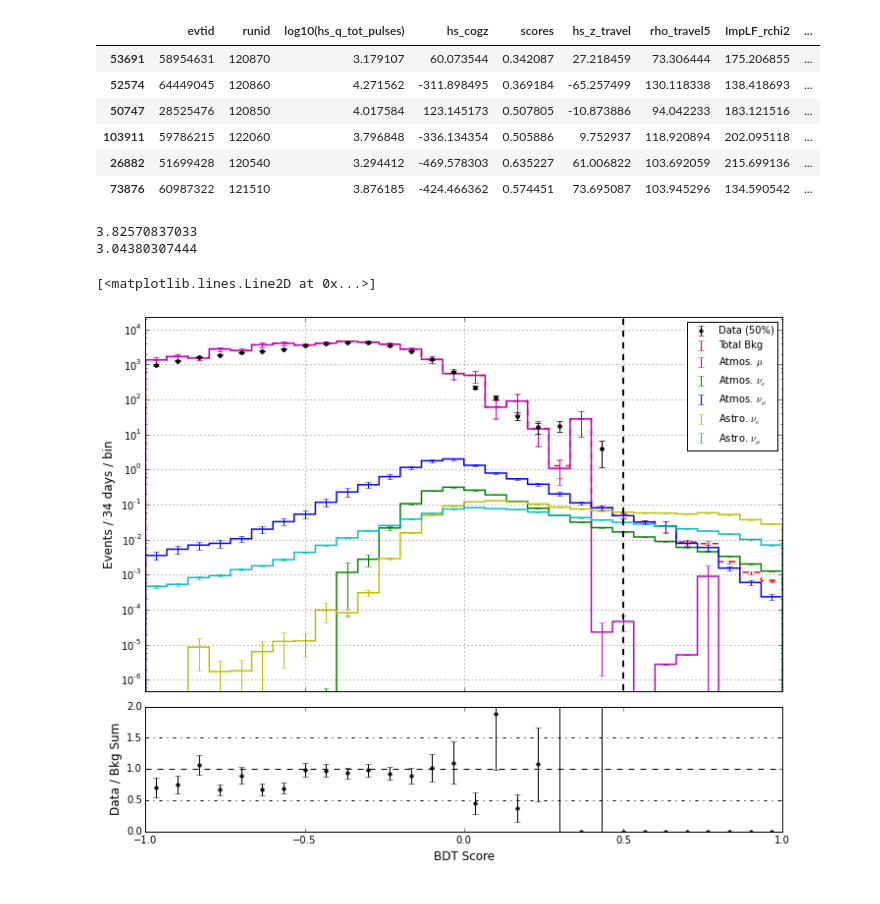
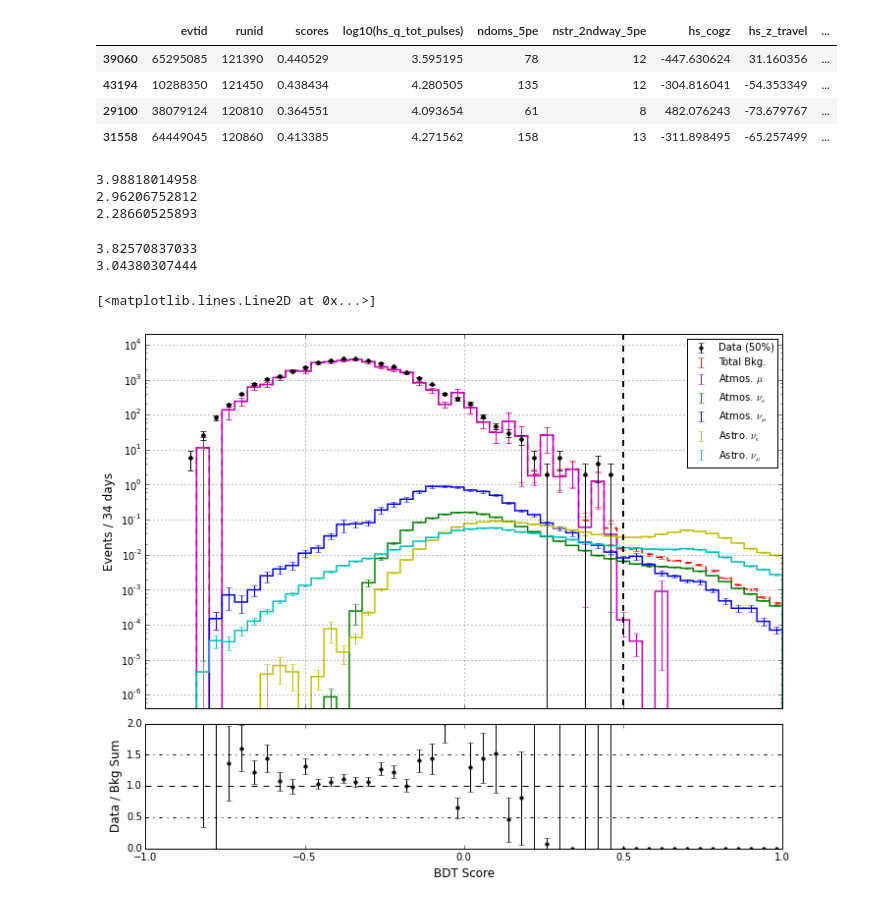
Before and after one commit to mrelich/MultiPeVNotebooks, a Jupyter notebook: mva_outerevents_datatrain.ipynb, the cells around one changed output. Saved outputs shown, nothing was run; the diff lists cells and outputs as text; code cells hidden in the pictures.

```diff
--- a/mva_outerevents_datatrain.ipynb
+++ b/mva_outerevents_datatrain.ipynb
@@ -259,5 +247,0 @@ Cut: 0.75
-# %%
-# Second Best
-clf = classifier(300,4,1000,0.1,200,'sqrt','SAMME.R')
-clf = train(clf, X_train, y_train)
-plotbdt(clf, X_test, y_test)
@@ -306,24 +273,31 @@ from sklearn.externals import joblib
 # %%
 # Those weird guys sticking out are from what??
 dt_bkg = X_test[ y_test < 0.5 ]
-peal = dt_bkg[ dt_bkg['scores'] > 0.3]
+peal = dt_bkg[ dt_bkg['scores'] > 0.35]
 
 #runs = peal.runid.as_matrix()
 #evts = peal.evtid.as_matrix()
-#outfile = open('bs_srtupdate_cut05.txt','w')
+#outfile = open('bs_hyperopt_cut05.txt','w')
 #for i in range(len(runs)):
 #    outfile.write(str(runs[i])+" "+str(evts[i])+"\n")
 #outfile.close()
 
-peal[['evtid','runid','log10(hs_q_tot_pulses)','hs_cogz','scores','hs_z_travel','rho_travel5','ImpLF_rchi2','cumuAt600ns']]
+peal[['evtid','runid','scores','log10(hs_q_tot_pulses)','ndoms_5pe','nstr_2ndway_5pe','hs_cogz','hs_z_travel','rho_travel5','ImpLF_rchi2','cumuAt600ns']]
 # %% [output]
-|  | evtid | runid | log10(hs_q_tot_pulses) | hs_cogz | scores | hs_z_travel | rho_travel5 | ImpLF_rchi2 | ... |
-| 53691 | 58954631 | 120870 | 3.179107 | 60.073544 | 0.342087 | 27.218459 | 73.306444 | 175.206855 | ... |
-| 52574 | 64449045 | 120860 | 4.271562 | -311.898495 | 0.369184 | -65.257499 | 130.118338 | 138.418693 | ... |
-| 50747 | 28525476 | 120850 | 4.017584 | 123.145173 | 0.507805 | -10.873886 | 94.042233 | 183.121516 | ... |
-| 103911 | 59786215 | 122060 | 3.796848 | -336.134354 | 0.505886 | 9.752937 | 118.920894 | 202.095118 | ... |
-| 26882 | 51699428 | 120540 | 3.294412 | -469.578303 | 0.635227 | 61.006822 | 103.692059 | 215.699136 | ... |
-| 73876 | 60987322 | 121510 | 3.876185 | -424.466362 | 0.574451 | 73.695087 | 103.945296 | 134.590542 | ... |
+|  | evtid | runid | scores | log10(hs_q_tot_pulses) | ndoms_5pe | nstr_2ndway_5pe | hs_cogz | hs_z_travel | ... |
+| 39060 | 65295085 | 121390 | 0.440529 | 3.595195 | 78 | 12 | -447.630624 | 31.160356 | ... |
+| 43194 | 10288350 | 121450 | 0.438434 | 4.280505 | 135 | 12 | -304.816041 | -54.353349 | ... |
+| 29100 | 38079124 | 120810 | 0.364551 | 4.093654 | 61 | 8 | 482.076243 | -73.679767 | ... |
+| 31558 | 64449045 | 120860 | 0.413385 | 4.271562 | 158 | 13 | -311.898495 | -65.257499 | ... |
+# %%
+dt_sig = X_test[ y_test > 0.5 ]
+print sum(dt_sig.wE2) * 365/34.7
+print sum(dt_sig[ dt_sig.scores > 0.5].wE2) * 365 / 34.7
+print sum(dt_sig[ (dt_sig.scores > 0.5) & (np.fabs(dt_sig.hs_cogz) < 450)].wE2) * 365 / 34.7
+# %% [output]
+3.98818014958
+2.96206752812
+2.28660525893
 # %%
 dt_sig = X_test[ y_test > 0.5 ]
 print sum(dt_sig.wE2) * 365/34.7
@@ -361,9 +336,11 @@ d_cor['maxDist'] = maxDistMaxDoms(d_cor)
 #d_cor = d_cor[ b_features + ['w'] ]
 # %%
 # Evaluate for Corsika
+d_cor = d_cor.dropna()
 d_cor['scores'] = pd.Series(clf.decision_function( d_cor[b_features] ), index=d_cor.index)
 
 # Evaluate for numu
+d_numu = d_numu.dropna()
 d_numu['scores'] = pd.Series(clf.decision_function( d_numu[b_features] ), index=d_numu.index)
 
 # Get LE nue that hasn't been used
@@ -374,7 +351,15 @@ d_le_nue['scores'] = pd.Series(clf.decision_function( d_le_nue[b_features] ), in
 dt_nue = pd.concat([d_le_nue, dt_sig])
 
 # Combine sim
-dt_mc = pd.concat([d_cor, d_nue, dt_sig, d_numu])
+dt_sig_copy = dt_sig.copy()
+dt_sig_copy['w'] = dt_sig_copy['wE2']
+d_numu_copy = d_numu.copy()
+d_numu_copy['w'] = d_numu_copy['wE2']
+
+#dt_mc = pd.concat([d_cor, d_nue, dt_sig, d_numu, dt_sig_copy, d_numu_copy])
+#dt_mc = pd.concat([d_cor, d_nue])
+# %%
+dt_mc = pd.concat([d_cor, dt_nue, d_numu])
 # %%
 # Build the info
 info = {'data'     : [dt_bkg,
@@ -383,26 +368,31 @@ info = {'data'     : [dt_bkg,
                       dt_nue,
                       d_numu,
                       dt_nue,
-                      d_numu],
+                      d_numu
+                     ],
         'names'    : ['Data (50%)',
-                      'Total Bkg',
+                      'Total Bkg.',
                       r'Atmos. $\mu$',
                       r'Atmos. $\nu_{e}$',
                       r'Atmos. $\nu_{\mu}$',
                       r'Astro. $\nu_{e}$',
                       r'Astro. $\nu_{\mu}$'],
-        'weights' : ['w','w','w','w','w', 'wE2', 'wE2'],
-        'colors'  : ['black', 'r', 'm', 'g', 'b', 'y','c'],
+        'weights' : ['w','w','w','w','w','wE2','wE2'],
+        'colors'  : ['black', 'r', 'm', 'g', 'b', 'y', 'c'],
         'lw'      : [0, 1.5, 1.5, 1.5, 1.5,1.5,1.5],
         'ls'      : ['solid','dashed','solid','solid','solid','solid','solid'],
         'marker'  : ['.',' ', ' ', ' ', ' ',' ',' ']
         }
 # %%
 # Plot the scores
-pt.plotStackedRatio(info,'scores','BDT Score', 30, -1, 1, 1e-10, True, False)
+pt.plotStackedRatio(info,'scores','BDT Score',
+                    50, -1, 1,
+                    1e-10, True, False, False,
+                    #"","Data / Sig+Bkg"
+                   )
 plt.plot([0.5,0.5],[1e-10,1e10],lw=2,ls='dashed',c='black')
 #plt.savefig('../plots/mvaana/bdts/datamc_bdtscore_300trees_1000Split_depth4_maxfeatSQRT_minsampleaf200_lr01_datatrained_srtupdate.png')
-#plt.savefig('../plots/mvaana/bdts/datamc_bdtscore_500trees_30kSplit_depth2_datatrained.png')
+#plt.savefig('../plots/mvaana/bdts/datamc_bdtscore_JPSMarch2016.png')
 # %% [output]
 [<matplotlib.lines.Line2D at 0x...>]
-[figure, old version]
+[figure, new version]
```
Also changed, not shown: parts of 24 cells of this notebook, 6 other files.
